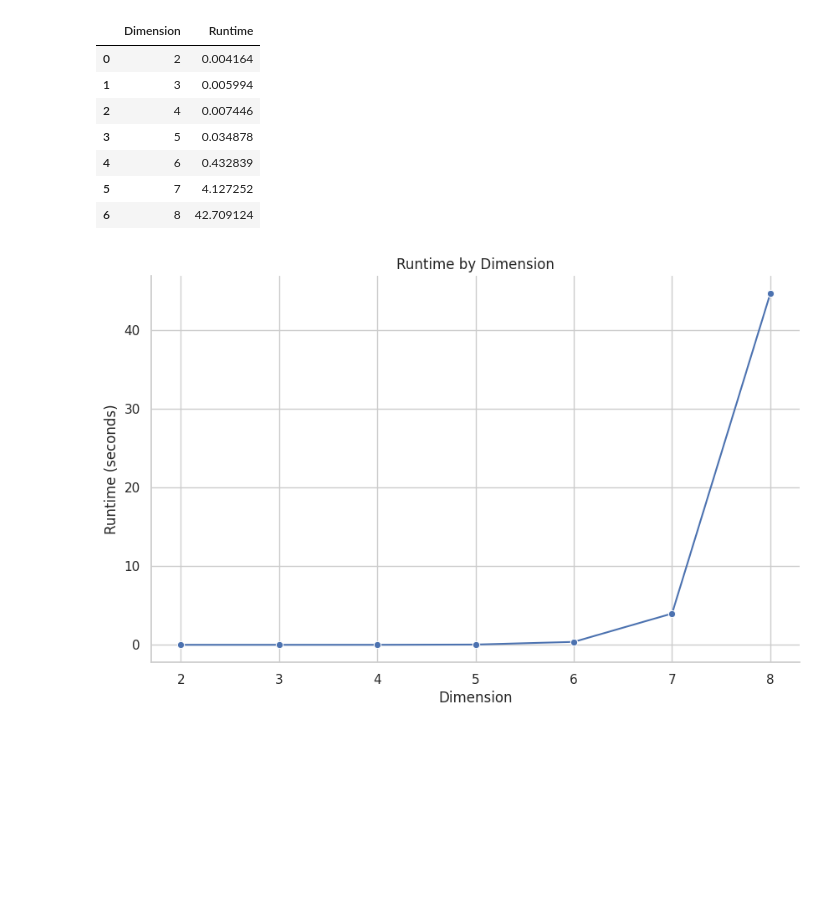
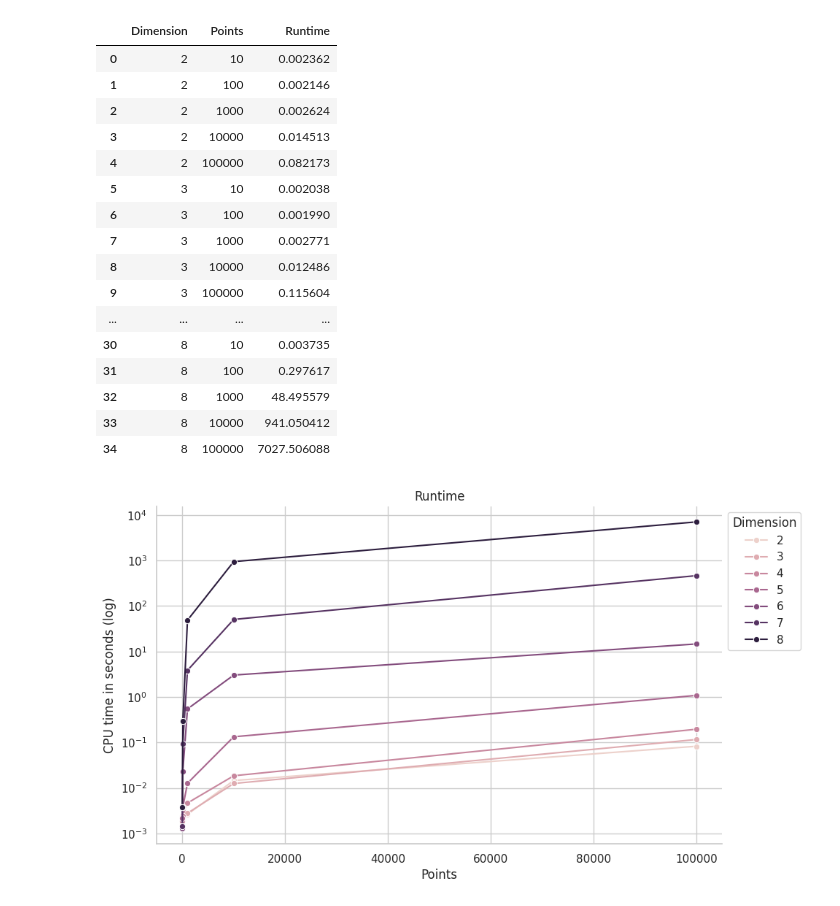
Before and after one commit to JanDuchscherer104/CompGeom, a Jupyter notebook: lab04/main.ipynb, the cells around one changed output. Drawn from its saved outputs; the diff is of its cells as text; code cells hidden in the pictures; blank space fills up the shorter version.

Commit message:
feat: plot for different point counts

```diff
--- a/lab04/main.ipynb
+++ b/lab04/main.ipynb
@@ -9,22 +10,29 @@ import seaborn as sns
 from IPython.display import display
 # %%
 dimensions = [i for i in range(2, 9)]
+points = [10**i for i in range(1, 6)]
+
 
 runtime_data = []
 
 for dimension in dimensions:
-    print("Running dimension", dimension)
-    starttime = time.time()
-    process = subprocess.run(
-        [f"rbox 1000 D{dimension} | qhull", str(dimension)],
-        stdout=subprocess.DEVNULL,
-        shell=True,
-    )
-    new_row = pd.DataFrame({
-        'Dimension': [dimension],
-        'Runtime': [time.time() - starttime]
-    })
-    runtime_data.append({'Dimension': dimension, 'Runtime': time.time() - starttime})
+    print("Running dimension", dimension, "...")
+    for p in points:
+        print(f"... with {p} points")
+        starttime = time.process_time()
+        start_utime_before = resource.getrusage(resource.RUSAGE_CHILDREN).ru_utime
+
+        process = subprocess.run(
+            [f"rbox {p} D{dimension} | qhull", str(dimension)],
+            stdout=subprocess.DEVNULL,
+            shell=True,
+        )
+
+        end_utime_after = resource.getrusage(resource.RUSAGE_CHILDREN).ru_utime
+        user_cpu_time = end_utime_after - start_utime_before
+
+
+        runtime_data.append({'Dimension': dimension, 'Points': p, 'Runtime': user_cpu_time})
 
 runtime = pd.DataFrame(runtime_data)
 # %% [output]
@@ -38,23 +57,35 @@ Running dimension 8
 # %%
 display(runtime)
 # %% [output]
-|  | Dimension | Runtime |
-| 0 | 2 | 0.004164 |
-| 1 | 3 | 0.005994 |
-| 2 | 4 | 0.007446 |
-| 3 | 5 | 0.034878 |
-| 4 | 6 | 0.432839 |
-| 5 | 7 | 4.127252 |
-| 6 | 8 | 42.709124 |
+|  | Dimension | Points | Runtime |
+| 0 | 2 | 10 | 0.002362 |
+| 1 | 2 | 100 | 0.002146 |
+| 2 | 2 | 1000 | 0.002624 |
+| 3 | 2 | 10000 | 0.014513 |
+| 4 | 2 | 100000 | 0.082173 |
+| 5 | 3 | 10 | 0.002038 |
+| 6 | 3 | 100 | 0.001990 |
+| 7 | 3 | 1000 | 0.002771 |
+| 8 | 3 | 10000 | 0.012486 |
+| 9 | 3 | 100000 | 0.115604 |
+| ... | ... | ... | ... |
+| 30 | 8 | 10 | 0.003735 |
+| 31 | 8 | 100 | 0.297617 |
+| 32 | 8 | 1000 | 48.495579 |
+| 33 | 8 | 10000 | 941.050412 |
+| 34 | 8 | 100000 | 7027.506088 |
 # %%
-sns.set(style="whitegrid", rc={"figure.figsize": (10, 6)})
-plot = sns.lineplot(x='Dimension', y='Runtime', data=runtime, marker='o')
-plot.set_title('Runtime by Dimension')
-plot.set_xlabel('Dimension')
-plot.set_ylabel('Runtime (seconds)')
+sns.set_theme(style="whitegrid", rc={"figure.figsize": (10, 6)})
+plot = sns.lineplot(x='Points', y='Runtime', hue='Dimension', data=runtime, marker='o')
+plot.set_title('Runtime')
+plot.set_xlabel('Points')
+plot.set_ylabel('CPU time in seconds (log)')
+plot.set_yscale('log')
+
+plot.legend(title='Dimension', loc='upper left', bbox_to_anchor=(1, 1))
 
 # Show plot
 sns.despine()
 plot.get_figure().show()
 # %% [output]
-[figure, old version]
+[figure, new version]
```
Also changed, not shown: parts of 2 cells of this notebook.
